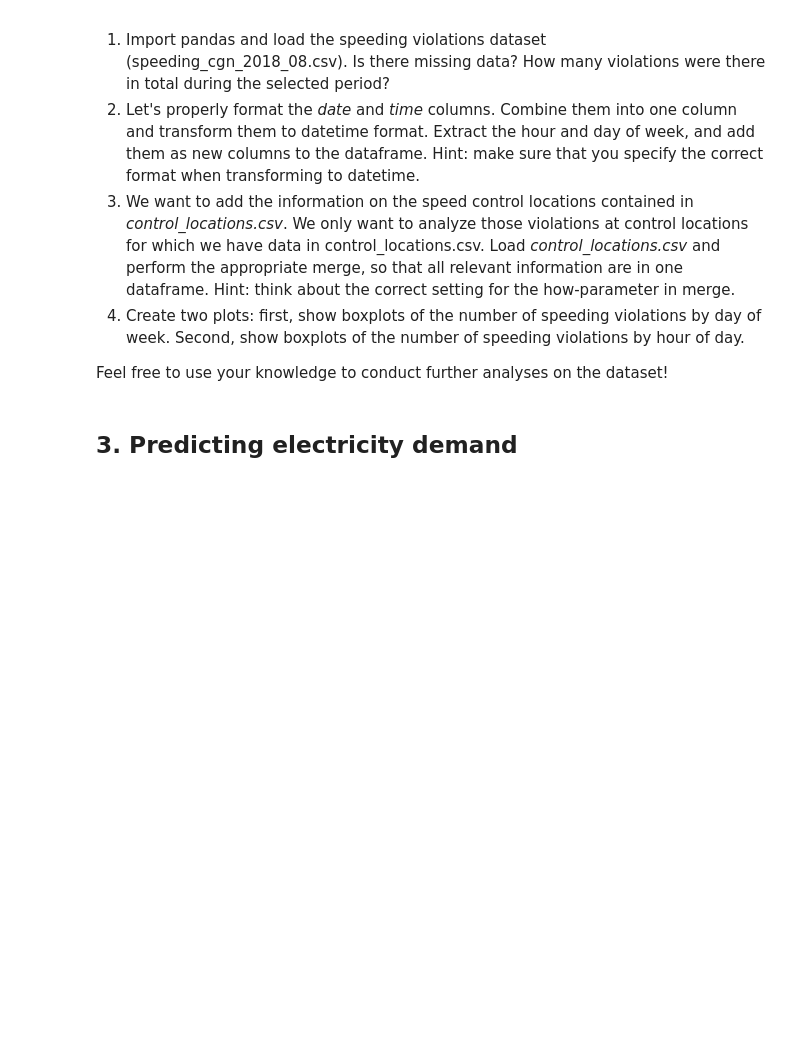
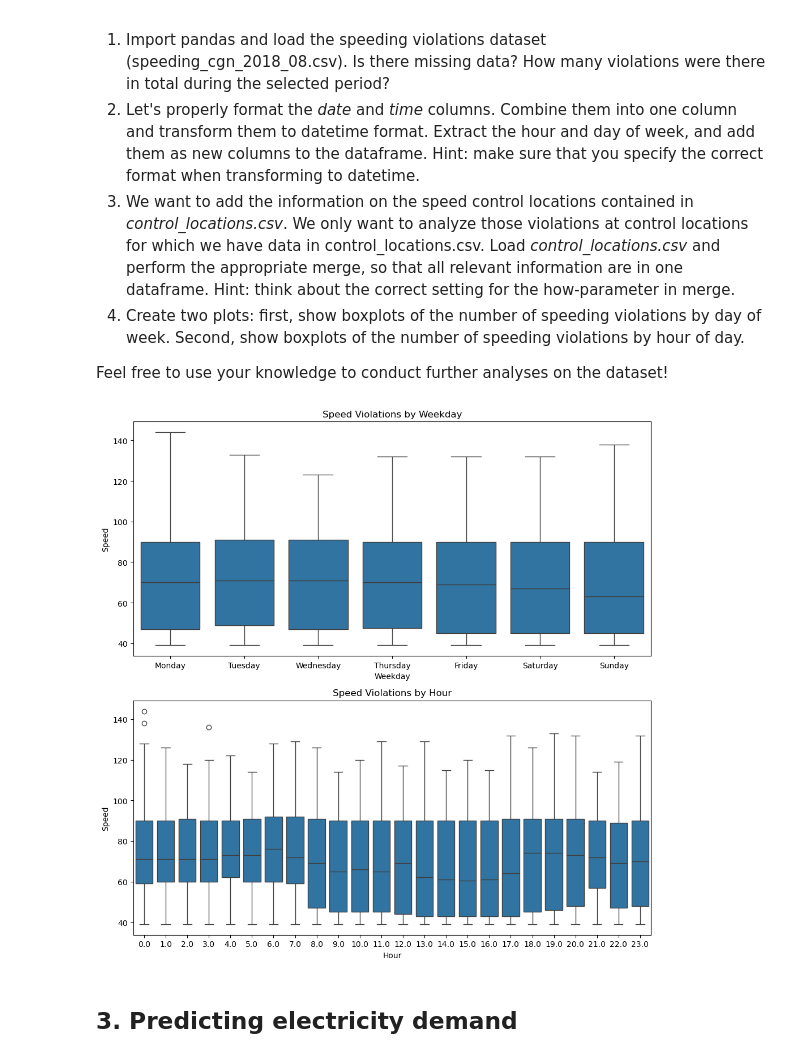
Before and after one commit to kbui-03/DSML_2025, a Jupyter notebook: 02_Workshops/WS_07_Regression_1/DSML_WS_07_pre.ipynb, the cells around one changed output. Cells and saved outputs as stored; diff of their text form; code cells hidden in the pictures; blank space fills up the shorter version.

```diff
--- a/02_Workshops/WS_07_Regression_1/DSML_WS_07_pre.ipynb
+++ b/02_Workshops/WS_07_Regression_1/DSML_WS_07_pre.ipynb
@@ -93,3 +96,39 @@ Feel free to use your knowledge to conduct further analyses on the dataset!
+# %%
+# your code here
+speed = pd.read_csv("speeding_cgn_2018_08.csv")
+# speed.info()
+# No missing values, all 57104 rows are speed violations
+
+# Task2:
+speed["date"] = pd.to_datetime(speed["date"], format="%d/%m/%y")
+speed["time"] = pd.to_datetime(speed["time"], format="%H:%M:%S").dt.time
+speed["date_time"] = pd.to_datetime(speed["date"].astype(str) + " " + speed["time"].astype(str),
+                                      format="%Y-%m-%d %H:%M:%S")
+speed["hour"] = speed["date_time"].dt.hour
+speed["weekday"] = speed["date_time"].dt.day_name()
+speed.drop(columns=["date", "time"], inplace=True)
+speed.head()
+
+# Task3:
+loc = pd.read_csv("control_locations.csv")
+speed = speed.merge(loc, how="right", left_on="location_id", right_on="location_id")
+# speed.head()
+
+# Task4:
+fig, (ax1, ax2) = plt.subplots(2, 1, figsize=(10, 10))
+sns.boxplot(data=speed, x="weekday", y="speed", ax=ax1)
+ax1.set_title("Speed Violations by Weekday")
+ax1.set_xlabel("Weekday")
+ax1.set_ylabel("Speed")
+
+sns.boxplot(data=speed, x="hour", y="speed", ax=ax2)
+ax2.set_title("Speed Violations by Hour")
+ax2.set_xlabel("Hour")
+ax2.set_ylabel("Speed")
+plt.tight_layout()
+plt.show()
+# %% [output]
+[figure, added]
 # %% [markdown]
 ## 3. Predicting electricity demand
 # %% [markdown]
```
Also changed, not shown: parts of 11 cells of this notebook.
